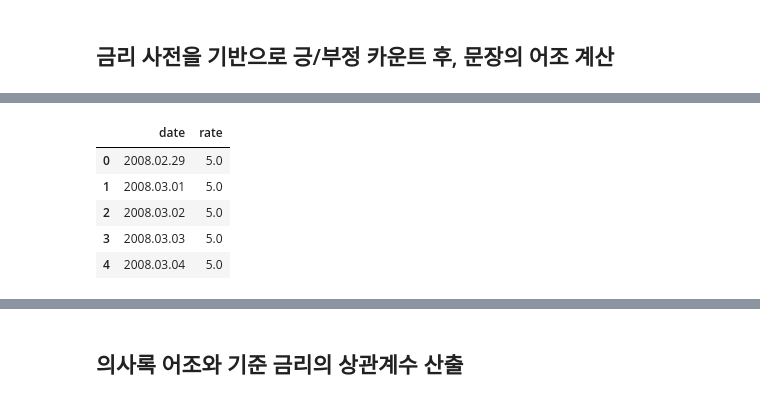
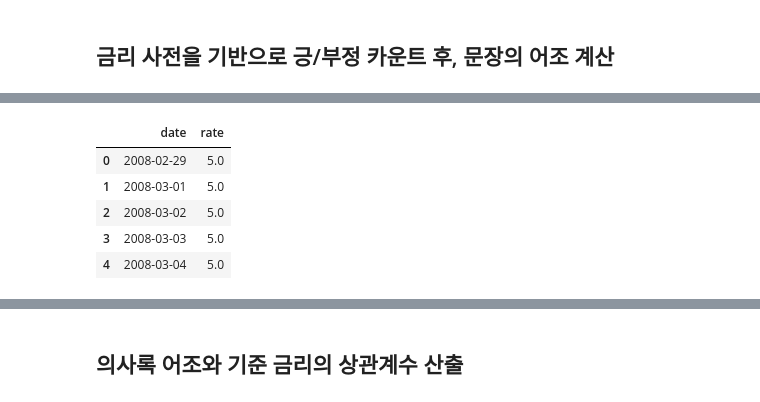
Before and after one commit to Ahram-Jeong/text-mining-project, a Jupyter notebook: notebooks/3_minutes_tone.ipynb, the cells around one changed output, grey strips where cells are left out. Saved outputs shown, nothing was run; the diff lists cells and outputs as text; code cells hidden in the pictures.

```diff
--- a/notebooks/3_minutes_tone.ipynb
+++ b/notebooks/3_minutes_tone.ipynb
@@ -115,14 +115,14 @@ min_df.to_csv("../data/minutes_tone_result.csv", encoding = "utf-8")
 # %%
-# 기준 금리 date 형식 변환
-base_df["date"] = pd.to_datetime(base_df["date"]).dt.strftime("%Y.%m.%d")
+# 기준 금리 데이터 확인
+base_df = pd.read_csv("./data/BOK_base_rate.csv")
 base_df.head(5)
 # %% [output]
 |  | date | rate |
-| 0 | 2008.02.29 | 5.0 |
-| 1 | 2008.03.01 | 5.0 |
-| 2 | 2008.03.02 | 5.0 |
-| 3 | 2008.03.03 | 5.0 |
-| 4 | 2008.03.04 | 5.0 |
+| 0 | 2008-02-29 | 5.0 |
+| 1 | 2008-03-01 | 5.0 |
+| 2 | 2008-03-02 | 5.0 |
+| 3 | 2008-03-03 | 5.0 |
+| 4 | 2008-03-04 | 5.0 |
 # %%
 # 의사록, 기준 금리 DataFrame 병합
 b_m_df = pd.merge(min_df, base_df, on = "date", how = "inner")
```
Also changed, not shown: parts of 10 cells of this notebook, 14 other files.
